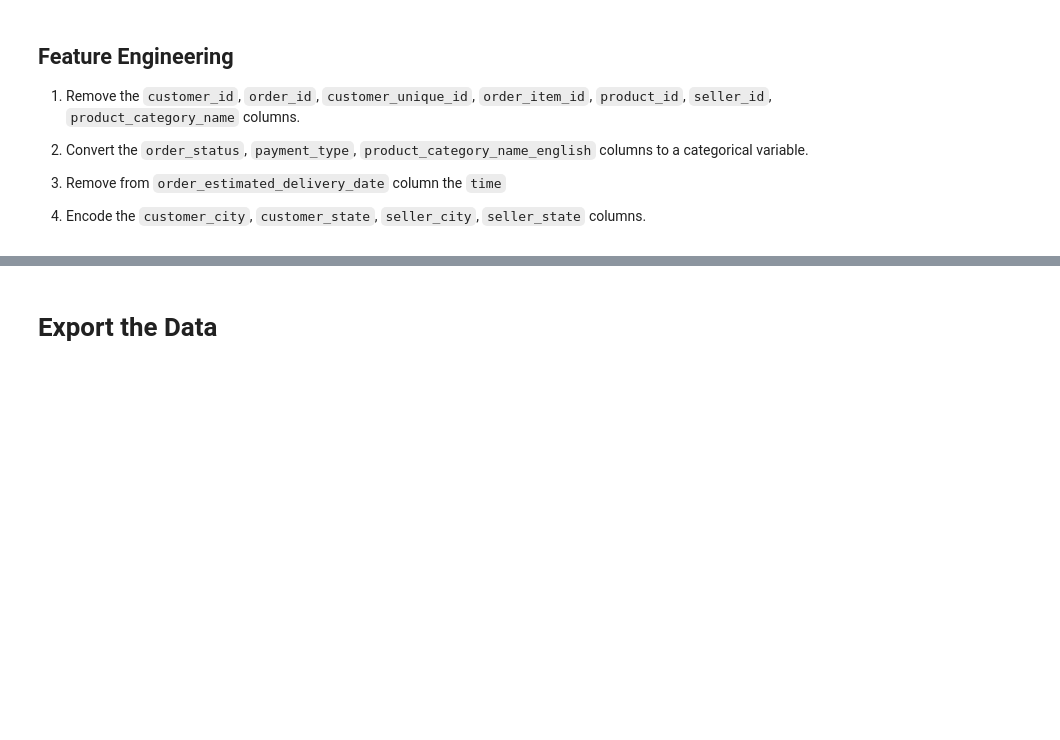
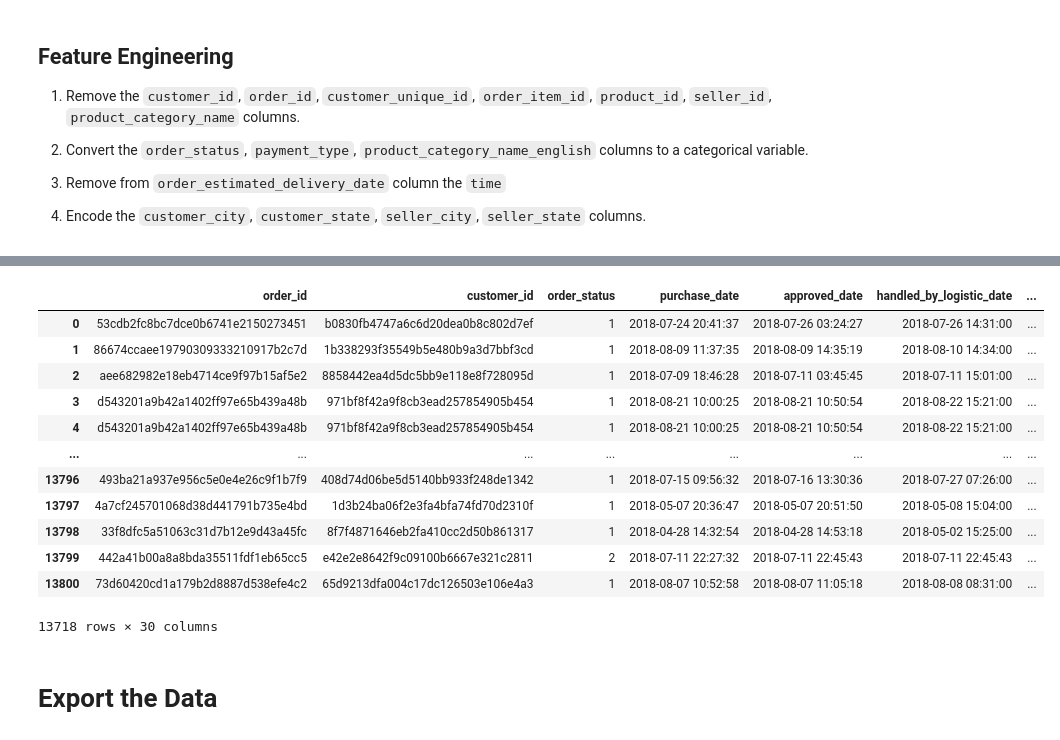
Before and after one commit to prffraia/Machine_Learning, a Jupyter notebook: 01_EDA.ipynb, the cells around one changed output, grey strips where cells are left out. Cells and saved outputs as stored; diff of their text form; code cells hidden in the pictures; blank space fills up the shorter version.

```diff
--- a/01_EDA.ipynb
+++ b/01_EDA.ipynb
@@ -229,12 +251,12 @@ Do you have variables that represent the same information? Can one be dropped?
 
 4. Encode the `customer_city`, `customer_state`, `seller_city`, `seller_state` columns.
 # %%
-df['purchase_date'] = pd.to_datetime(df['purchase_date']).astype(int)/10**9
-df['approved_date'] = pd.to_datetime(df['approved_date']).astype(int)/10**9
-df['handled_by_logistic_date'] = pd.to_datetime(df['handled_by_logistic_date']).astype(int)/10**9
-df['delivery_date'] = pd.to_datetime(df['delivery_date']).astype(int)/10**9
-df['estimated_delivery_date'] = pd.to_datetime(df['estimated_delivery_date']).astype(int)/10**9
-df['shipping_limit_date'] = pd.to_datetime(df['shipping_limit_date']).astype(int)/10**9
+df['purchase_date'] = pd.to_datetime(df['purchase_date'])
+df['approved_date'] = pd.to_datetime(df['approved_date'])
+df['handled_by_logistic_date'] = pd.to_datetime(df['handled_by_logistic_date'])
+df['delivery_date'] = pd.to_datetime(df['delivery_date'])
+df['estimated_delivery_date'] = pd.to_datetime(df['estimated_delivery_date'])
+df['shipping_limit_date'] = pd.to_datetime(df['shipping_limit_date'])
 # %%
 from sklearn.preprocessing import LabelEncoder
 
@@ -291,3 +294,28 @@ training_set
+# %%
+# time between purchase and approved
+df['purchase_approved_time'] = round((df['approved_date']-df['purchase_date']).dt.total_seconds()/(60), 2)
+# time between approved and handled by logistic
+df['approved_handled_time'] = round((df['handled_by_logistic_date']-df['approved_date']).dt.total_seconds()/(60), 2)
+# time between handled and delivery
+df['handled_delivery_time'] = round((df['delivery_date']-df['handled_by_logistic_date']).dt.total_seconds()/(60), 2)
+# time between delivery and estimated
+df['delivery_estimated_time'] = round((df['estimated_delivery_date']-df['delivery_date']).dt.total_seconds()/(60), 2)
+# %%
+df
+# %% [output]
+|  | order_id | customer_id | order_status | purchase_date | approved_date | handled_by_logistic_date | ... |
+| 0 | 53cdb2fc8bc7dce0b6741e2150273451 | b0830fb4747a6c6d20dea0b8c802d7ef | 1 | 2018-07-24 20:41:37 | 2018-07-26 03:24:27 | 2018-07-26 14:31:00 | ... |
+| 1 | 86674ccaee19790309333210917b2c7d | 1b338293f35549b5e480b9a3d7bbf3cd | 1 | 2018-08-09 11:37:35 | 2018-08-09 14:35:19 | 2018-08-10 14:34:00 | ... |
+| 2 | aee682982e18eb4714ce9f97b15af5e2 | 8858442ea4d5dc5bb9e118e8f728095d | 1 | 2018-07-09 18:46:28 | 2018-07-11 03:45:45 | 2018-07-11 15:01:00 | ... |
+| 3 | d543201a9b42a1402ff97e65b439a48b | 971bf8f42a9f8cb3ead257854905b454 | 1 | 2018-08-21 10:00:25 | 2018-08-21 10:50:54 | 2018-08-22 15:21:00 | ... |
+| 4 | d543201a9b42a1402ff97e65b439a48b | 971bf8f42a9f8cb3ead257854905b454 | 1 | 2018-08-21 10:00:25 | 2018-08-21 10:50:54 | 2018-08-22 15:21:00 | ... |
+| ... | ... | ... | ... | ... | ... | ... | ... |
+| 13796 | 493ba21a937e956c5e0e4e26c9f1b7f9 | 408d74d06be5d5140bb933f248de1342 | 1 | 2018-07-15 09:56:32 | 2018-07-16 13:30:36 | 2018-07-27 07:26:00 | ... |
+| 13797 | 4a7cf245701068d38d441791b735e4bd | 1d3b24ba06f2e3fa4bfa74fd70d2310f | 1 | 2018-05-07 20:36:47 | 2018-05-07 20:51:50 | 2018-05-08 15:04:00 | ... |
+| 13798 | 33f8dfc5a51063c31d7b12e9d43a45fc | 8f7f4871646eb2fa410cc2d50b861317 | 1 | 2018-04-28 14:32:54 | 2018-04-28 14:53:18 | 2018-05-02 15:25:00 | ... |
+| 13799 | 442a41b00a8a8bda35511fdf1eb65cc5 | e42e2e8642f9c09100b6667e321c2811 | 2 | 2018-07-11 22:27:32 | 2018-07-11 22:45:43 | 2018-07-11 22:45:43 | ... |
+| 13800 | 73d60420cd1a179b2d8887d538efe4c2 | 65d9213dfa004c17dc126503e106e4a3 | 1 | 2018-08-07 10:52:58 | 2018-08-07 11:05:18 | 2018-08-08 08:31:00 | ... |
+13718 rows × 30 columns
 # %% [markdown]
 # Export the Data
 # %%
```
Also changed, not shown: parts of 14 cells of this notebook.
